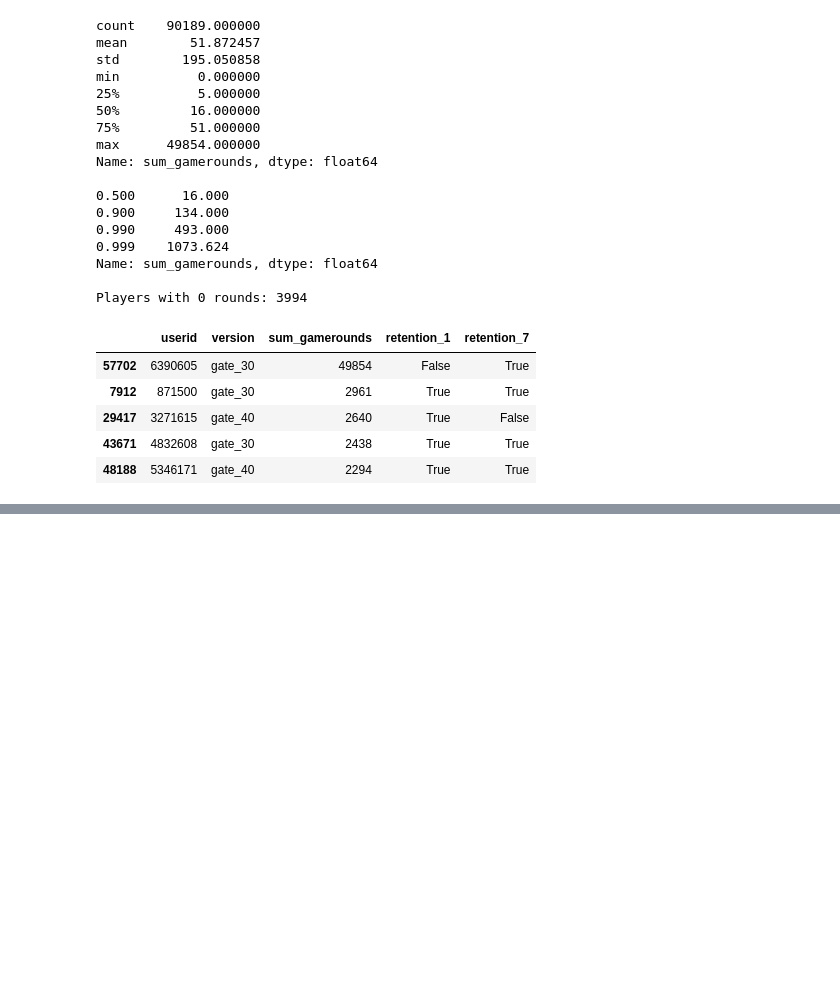
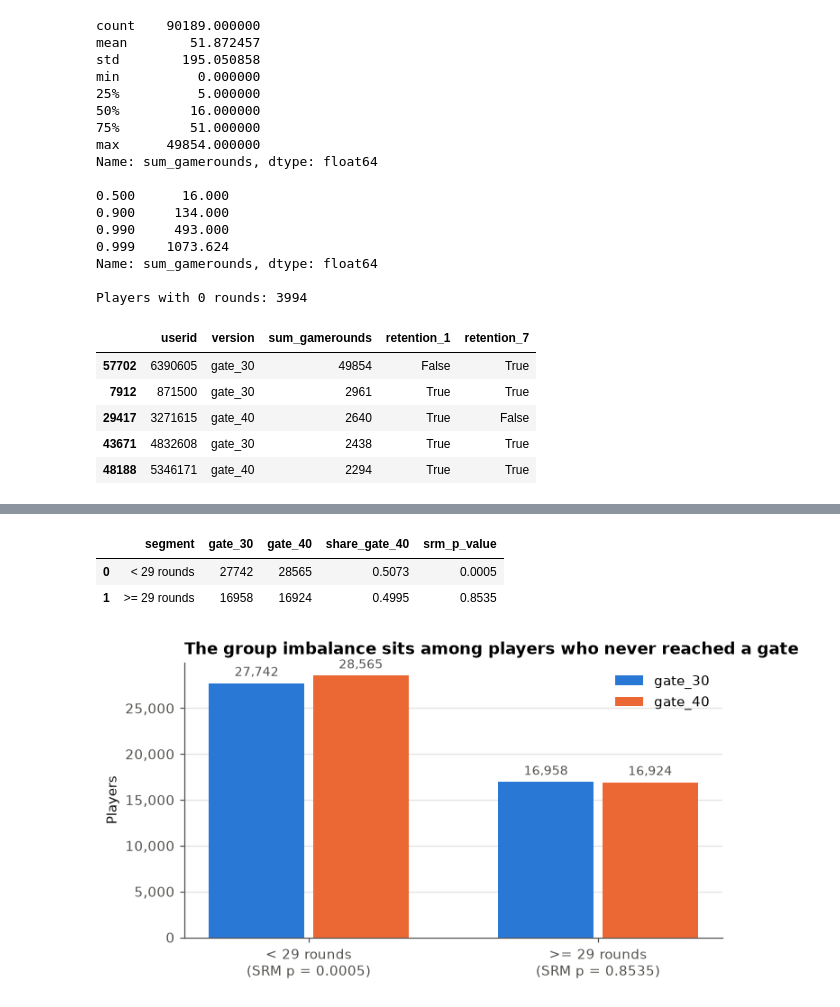
Before and after one commit to DarkhanMaks/cookie-cats-ab-test, a Jupyter notebook: notebooks/cookie_cats_ab_test.ipynb, the cells around one changed output, grey strips where cells are left out. Saved outputs shown, nothing was run; the diff lists cells and outputs as text; code cells hidden in the pictures; blank space fills up the shorter version.

```diff
--- a/notebooks/cookie_cats_ab_test.ipynb
+++ b/notebooks/cookie_cats_ab_test.ipynb
@@ -91,0 +147,10 @@ plt.show()
+# %%
+# 2. Imbalance across the user-ID range (10 equal-size bands)
+id_band = pd.qcut(df["userid"], 10, labels=[f"D{i}" for i in range(1, 11)])
+by_band = pd.crosstab(id_band, df["version"])
+by_band["share_gate_40"] = (by_band["gate_40"] / by_band.sum(axis=1)).round(4)
+print(by_band)
+
+from scipy import stats
+chi2_band, p_band, _, _ = stats.chi2_contingency(pd.crosstab(id_band, df["version"]))
+print(f"\nDoes the split differ between ID bands? chi-square = {chi2_band:.2f}, p = {p_band:.3f}")
@@ -91,0 +172,41 @@ plt.show()
+# %%
+# 3. Players who never reached a gate (< 29 rounds) vs players who could have (>= 29 rounds)
+GATE_ROUNDS = 29
+df["could_reach_gate"] = np.where(df["sum_gamerounds"] >= GATE_ROUNDS, ">= 29 rounds", "< 29 rounds")
+
+srm_rows = []
+for segment, seg_df in df.groupby("could_reach_gate"):
+    seg_counts = seg_df["version"].value_counts().sort_index()
+    res = srm_check(seg_counts.values)
+    srm_rows.append({
+        "segment": segment,
+        "gate_30": seg_counts["gate_30"],
+        "gate_40": seg_counts["gate_40"],
+        "share_gate_40": round(seg_counts["gate_40"] / seg_counts.sum(), 4),
+        "srm_p_value": round(res["p_value"], 4),
+    })
+srm_segments = pd.DataFrame(srm_rows)
+srm_segments
+# %% [output]
+|  | segment | gate_30 | gate_40 | share_gate_40 | srm_p_value |
+| 0 | < 29 rounds | 27742 | 28565 | 0.5073 | 0.0005 |
+| 1 | >= 29 rounds | 16958 | 16924 | 0.4995 | 0.8535 |
+# %%
+fig, ax = plt.subplots(figsize=(7, 3.6))
+x = np.arange(len(srm_segments))
+width = 0.36
+for i, group in enumerate(["gate_30", "gate_40"]):
+    bars = ax.bar(x + (i - 0.5) * width, srm_segments[group], width - 0.03,
+                  color=COLORS[group], label=group)
+    ax.bar_label(bars, labels=[f"{v:,}" for v in srm_segments[group]],
+                 padding=3, fontsize=9, color=INK_MUTED)
+ax.set_xticks(x, [f"{s}\n(SRM p = {p:.4f})" for s, p in zip(srm_segments["segment"], srm_segments["srm_p_value"])])
+ax.set_ylabel("Players")
+ax.set_title("The group imbalance sits among players who never reached a gate")
+ax.yaxis.set_major_formatter(plt.FuncFormatter(lambda v, _: f"{v:,.0f}"))
+ax.legend(loc="upper right")
+ax.grid(axis="x", visible=False)
+fig.savefig(RESULTS / "srm_by_engagement.png")
+plt.show()
+# %% [output]
+[figure, added]
```
Also changed, not shown: parts of 34 cells of this notebook, 18 other files.
